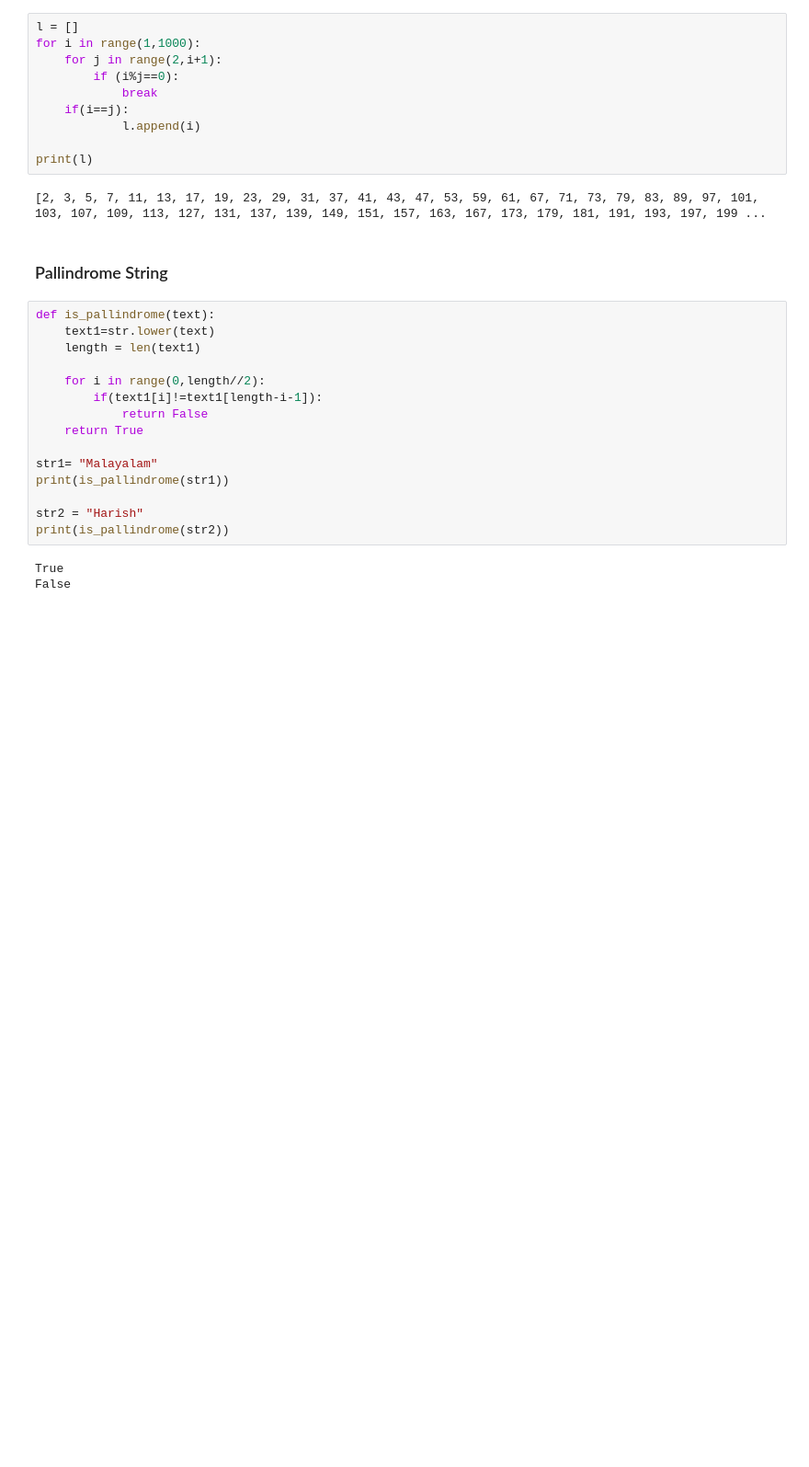
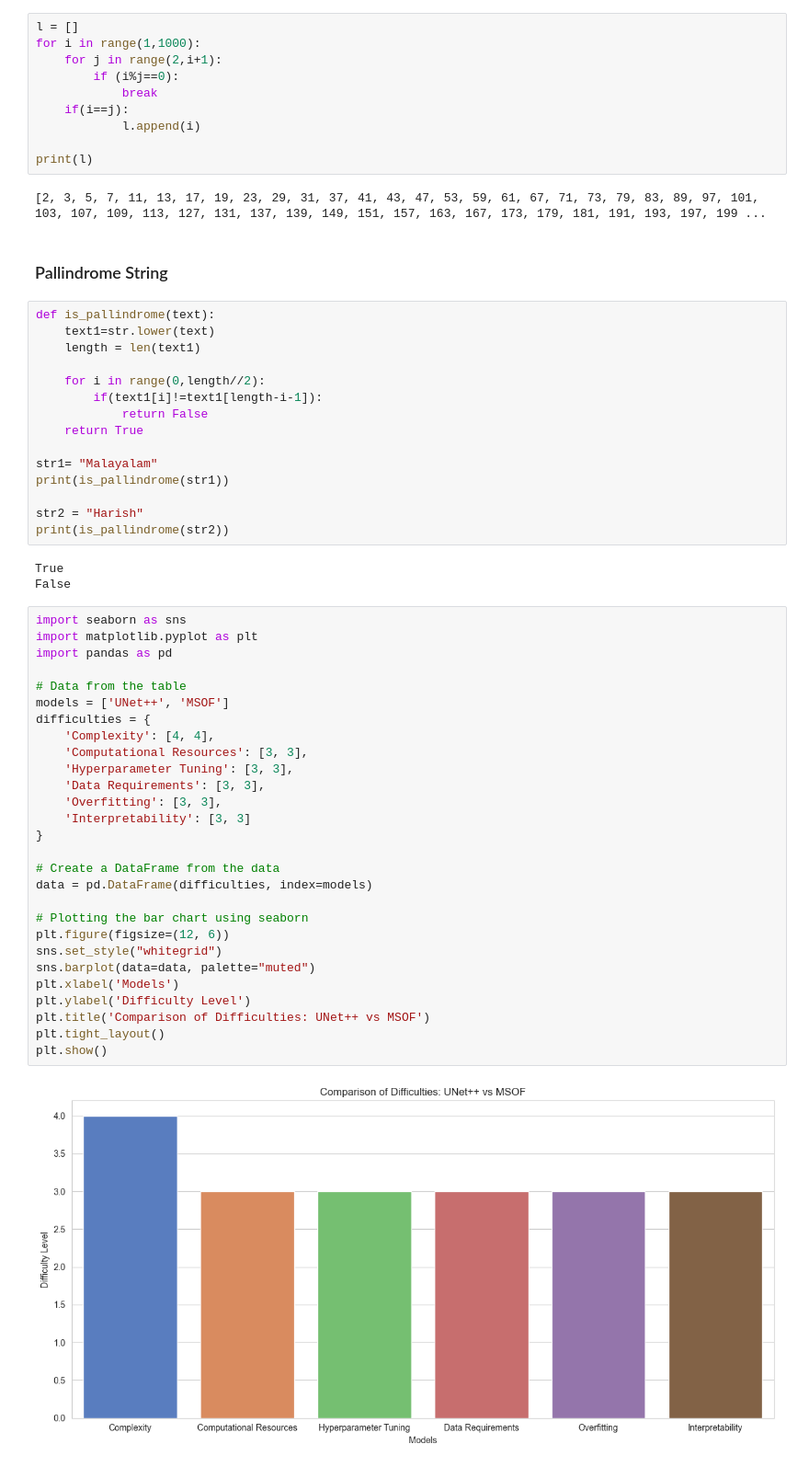
Before and after one commit to HarishNandhan/pwskills, a Jupyter notebook: important_programs.ipynb, the cells around one changed output. Shown: that part at 92% size. Saved outputs shown, nothing was run; the diff lists cells and outputs as text; blank space fills up the shorter version.

```diff
--- a/important_programs.ipynb
+++ b/important_programs.ipynb
@@ -32,3 +32,33 @@ print(is_pallindrome(str2))
 # %% [output]
 True
 False
+# %%
+import seaborn as sns
+import matplotlib.pyplot as plt
+import pandas as pd
+
+# Data from the table
+models = ['UNet++', 'MSOF']
+difficulties = {
+    'Complexity': [4, 4],
+    'Computational Resources': [3, 3],
+    'Hyperparameter Tuning': [3, 3],
+    'Data Requirements': [3, 3],
+    'Overfitting': [3, 3],
+    'Interpretability': [3, 3]
+}
+
+# Create a DataFrame from the data
+data = pd.DataFrame(difficulties, index=models)
+
+# Plotting the bar chart using seaborn
+plt.figure(figsize=(12, 6))
+sns.set_style("whitegrid")
+sns.barplot(data=data, palette="muted")
+plt.xlabel('Models')
+plt.ylabel('Difficulty Level')
+plt.title('Comparison of Difficulties: UNet++ vs MSOF')
+plt.tight_layout()
+plt.show()
+# %% [output]
+[figure, added]
```
Also changed, not shown: parts of 1 cell of this notebook, 1 other file.
